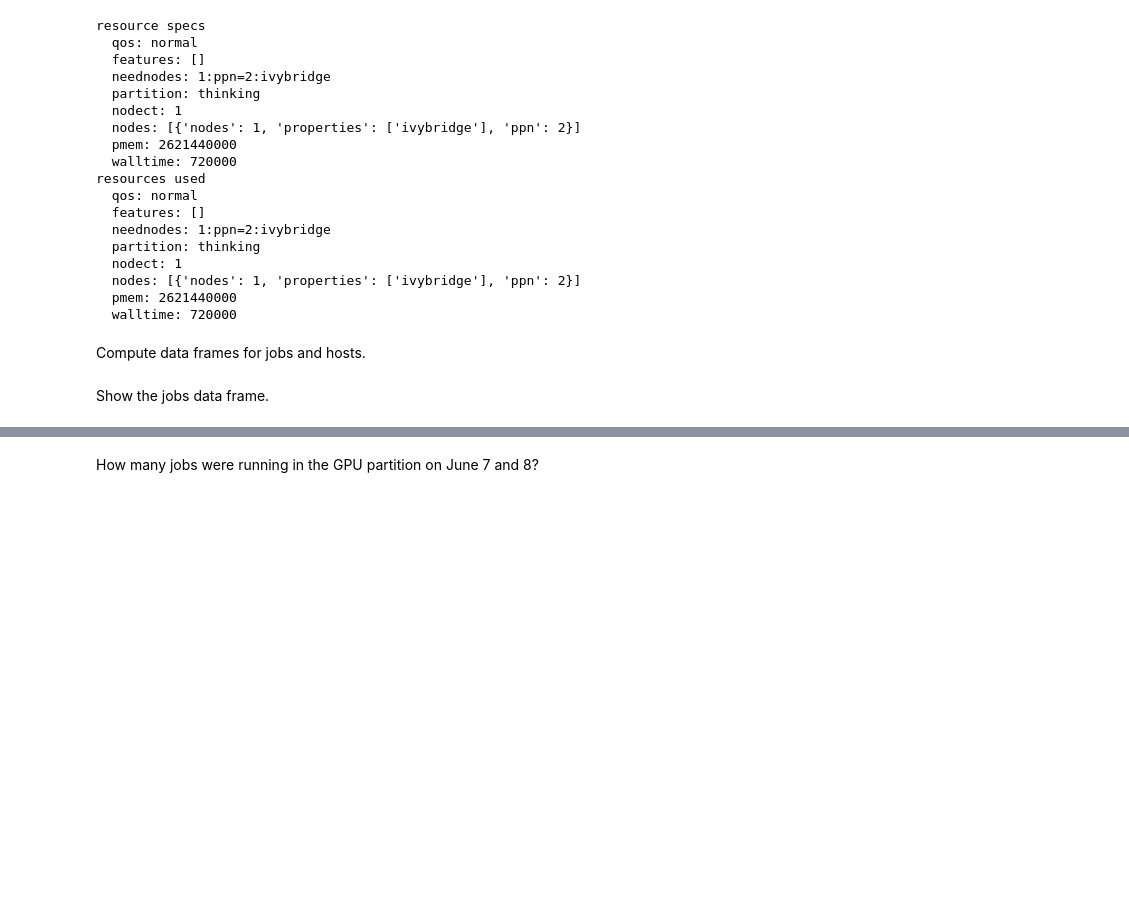
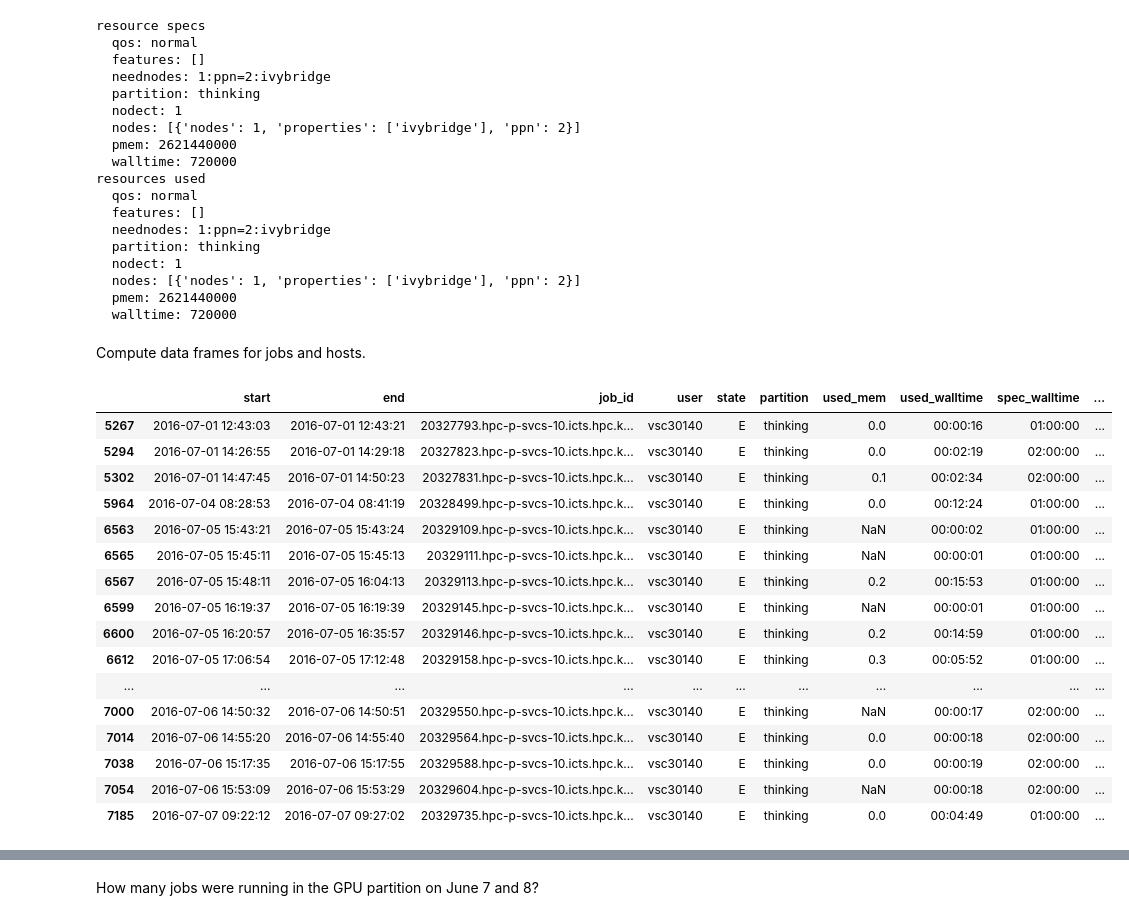
Before and after one commit to gjbex/vsc-tools-lib, a Jupyter notebook: notebooks/log_test.ipynb, the cells around one changed output, grey strips where cells are left out. Cells and saved outputs as stored; diff of their text form; code cells hidden in the pictures; blank space fills up the shorter version.

```diff
--- a/notebooks/log_test.ipynb
+++ b/notebooks/log_test.ipynb
@@ -106,8 +113,26 @@ resources used
 Compute data frames for jobs and hosts.
 # %%
 jobs = analysis.jobs_df
-# %% [markdown]
-Show the jobs data frame.
+# %%
+jobs[(jobs.user == 'vsc30140') & (jobs.start > '2016-07-01 00:00:00')]
+# %% [output]
+|  | start | end | job_id | user | state | partition | used_mem | used_walltime | spec_walltime | ... |
+| 5267 | 2016-07-01 12:43:03 | 2016-07-01 12:43:21 | 20327793.hpc-p-svcs-10.icts.hpc.k... | vsc30140 | E | thinking | 0.0 | 00:00:16 | 01:00:00 | ... |
+| 5294 | 2016-07-01 14:26:55 | 2016-07-01 14:29:18 | 20327823.hpc-p-svcs-10.icts.hpc.k... | vsc30140 | E | thinking | 0.0 | 00:02:19 | 02:00:00 | ... |
+| 5302 | 2016-07-01 14:47:45 | 2016-07-01 14:50:23 | 20327831.hpc-p-svcs-10.icts.hpc.k... | vsc30140 | E | thinking | 0.1 | 00:02:34 | 02:00:00 | ... |
+| 5964 | 2016-07-04 08:28:53 | 2016-07-04 08:41:19 | 20328499.hpc-p-svcs-10.icts.hpc.k... | vsc30140 | E | thinking | 0.0 | 00:12:24 | 01:00:00 | ... |
+| 6563 | 2016-07-05 15:43:21 | 2016-07-05 15:43:24 | 20329109.hpc-p-svcs-10.icts.hpc.k... | vsc30140 | E | thinking | NaN | 00:00:02 | 01:00:00 | ... |
+| 6565 | 2016-07-05 15:45:11 | 2016-07-05 15:45:13 | 20329111.hpc-p-svcs-10.icts.hpc.k... | vsc30140 | E | thinking | NaN | 00:00:01 | 01:00:00 | ... |
+| 6567 | 2016-07-05 15:48:11 | 2016-07-05 16:04:13 | 20329113.hpc-p-svcs-10.icts.hpc.k... | vsc30140 | E | thinking | 0.2 | 00:15:53 | 01:00:00 | ... |
+| 6599 | 2016-07-05 16:19:37 | 2016-07-05 16:19:39 | 20329145.hpc-p-svcs-10.icts.hpc.k... | vsc30140 | E | thinking | NaN | 00:00:01 | 01:00:00 | ... |
+| 6600 | 2016-07-05 16:20:57 | 2016-07-05 16:35:57 | 20329146.hpc-p-svcs-10.icts.hpc.k... | vsc30140 | E | thinking | 0.2 | 00:14:59 | 01:00:00 | ... |
+| 6612 | 2016-07-05 17:06:54 | 2016-07-05 17:12:48 | 20329158.hpc-p-svcs-10.icts.hpc.k... | vsc30140 | E | thinking | 0.3 | 00:05:52 | 01:00:00 | ... |
+| ... | ... | ... | ... | ... | ... | ... | ... | ... | ... | ... |
+| 7000 | 2016-07-06 14:50:32 | 2016-07-06 14:50:51 | 20329550.hpc-p-svcs-10.icts.hpc.k... | vsc30140 | E | thinking | NaN | 00:00:17 | 02:00:00 | ... |
+| 7014 | 2016-07-06 14:55:20 | 2016-07-06 14:55:40 | 20329564.hpc-p-svcs-10.icts.hpc.k... | vsc30140 | E | thinking | 0.0 | 00:00:18 | 02:00:00 | ... |
+| 7038 | 2016-07-06 15:17:35 | 2016-07-06 15:17:55 | 20329588.hpc-p-svcs-10.icts.hpc.k... | vsc30140 | E | thinking | 0.0 | 00:00:19 | 02:00:00 | ... |
+| 7054 | 2016-07-06 15:53:09 | 2016-07-06 15:53:29 | 20329604.hpc-p-svcs-10.icts.hpc.k... | vsc30140 | E | thinking | NaN | 00:00:18 | 02:00:00 | ... |
+| 7185 | 2016-07-07 09:22:12 | 2016-07-07 09:27:02 | 20329735.hpc-p-svcs-10.icts.hpc.k... | vsc30140 | E | thinking | 0.0 | 00:04:49 | 01:00:00 | ... |
 # %%
 running_jobs_1 = analysis.running_jobs('2016-07-02 20:00:00', '2016-07-02 20:15:00')
 # %%
```
Also changed, not shown: parts of 12 cells of this notebook.
